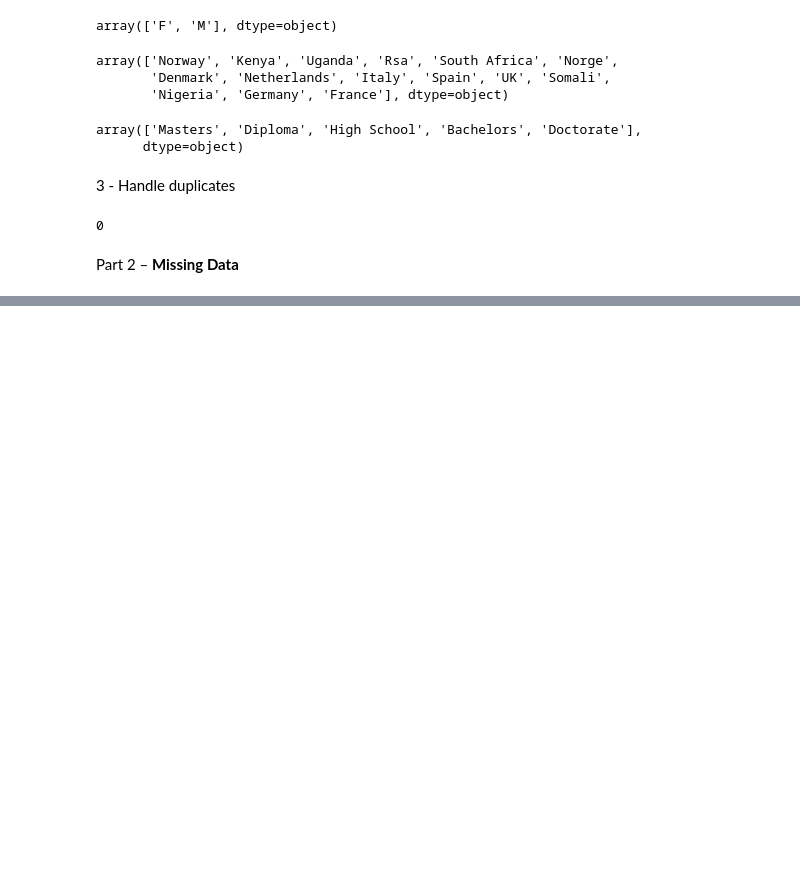
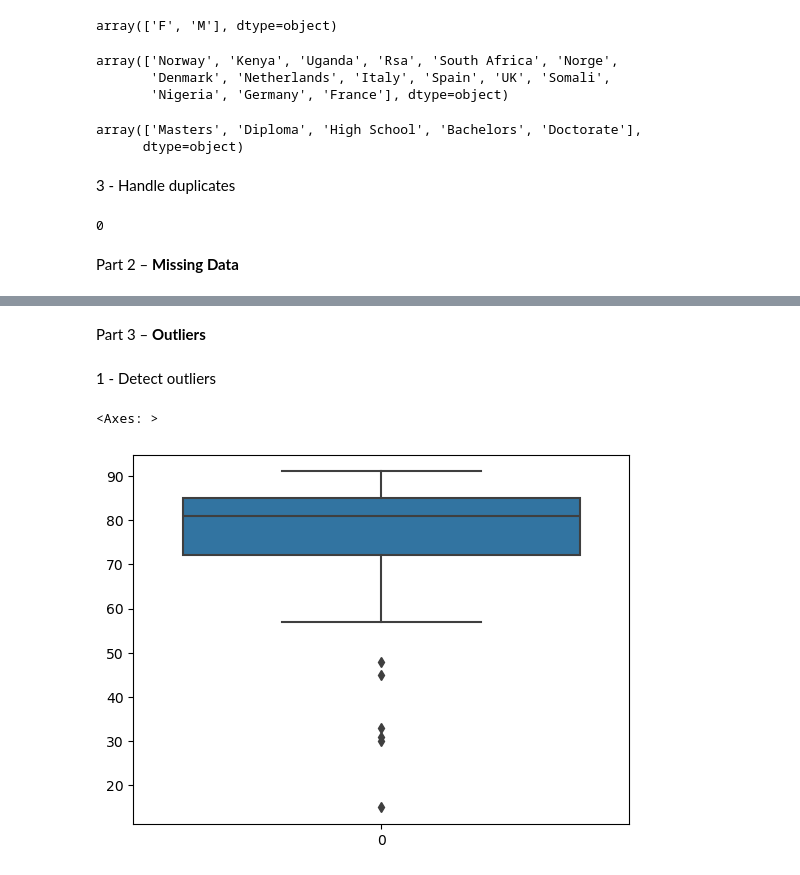
Before and after one commit to DoaaHazem/Data_Cleaning, a Jupyter notebook: Data_Preprocessing.ipynb, the cells around one changed output, grey strips where cells are left out. Saved outputs shown, nothing was run; the diff lists cells and outputs as text; code cells hidden in the pictures; blank space fills up the shorter version.

```diff
--- a/Data_Preprocessing.ipynb
+++ b/Data_Preprocessing.ipynb
@@ -89,5 +94,7 @@ array(['Masters', 'Diploma', 'High School', 'Bachelors', 'Doctorate'],
 df.duplicated().sum()
 # %% [output]
 0
+# %%
+df.drop_duplicates(inplace = True)
 # %% [markdown]
 Part 2 – **Missing Data**
@@ -93,0 +168,3 @@ Part 2 – **Missing Data**
+# %%
+df["Python"].fillna(df["Python"].median(), inplace=True)
+df.head()
@@ -93,0 +184,9 @@ Part 2 – **Missing Data**
+# %% [markdown]
+Part 3 – **Outliers**
+# %% [markdown]
+1 - Detect outliers
+# %%
+sns.boxplot(df["Python"])
+# %% [output]
+<Axes: >
+[figure, added]
```
Also changed, not shown: parts of 24 cells of this notebook.
